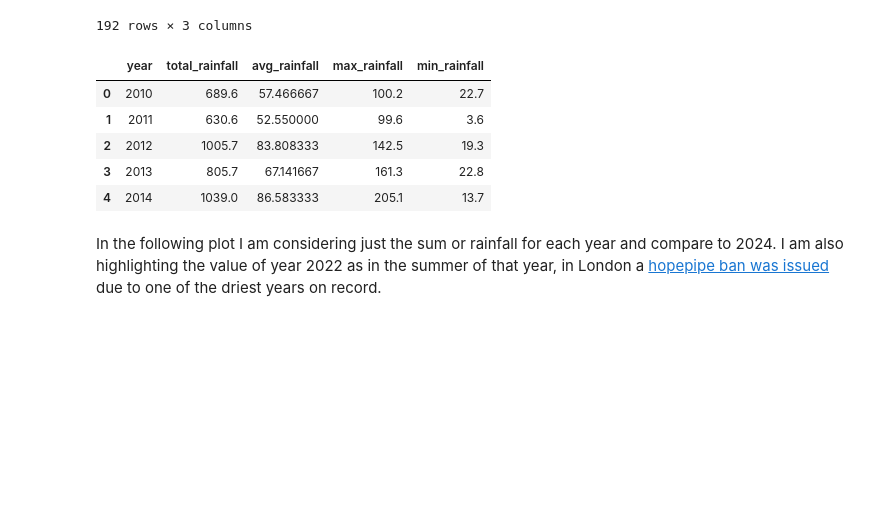
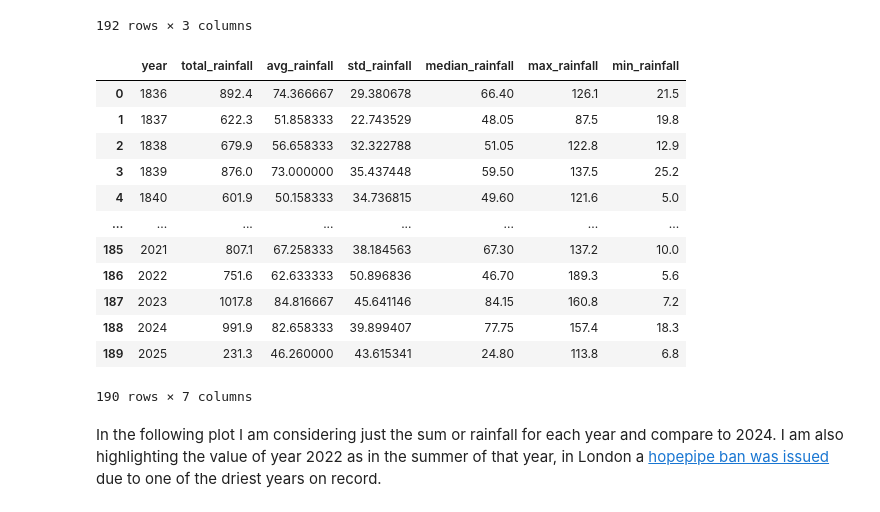
Before and after one commit to pacoraggio/London-Rainfall, a Jupyter notebook: data_source_analysis.ipynb, the cells around one changed output. Drawn from its saved outputs; the diff is of its cells as text; code cells hidden in the pictures; blank space fills up the shorter version.

```diff
--- a/data_source_analysis.ipynb
+++ b/data_source_analysis.ipynb
@@ -107,24 +107,33 @@ rainfall_se_data
 | 2279 | 2025 | dec | NaN |
 192 rows × 3 columns
 # %%
-rainfall_se_2010_2024 = (rainfall_se_data[rainfall_se_data['year'] < 2025]
+rainfall_se = (data_melt
  .groupby('year')
  .agg(
     total_rainfall=('rainfall', 'sum'),
     avg_rainfall=('rainfall', 'mean'),
+    std_rainfall=('rainfall', 'std'),
+    median_rainfall = ('rainfall', 'median'),
     max_rainfall=('rainfall', 'max'),
     min_rainfall=('rainfall', 'min')
   )
  ).reset_index()
 # %%
-rainfall_se_2010_2024.head()
+rainfall_se
 # %% [output]
-|  | year | total_rainfall | avg_rainfall | max_rainfall | min_rainfall |
-| 0 | 2010 | 689.6 | 57.466667 | 100.2 | 22.7 |
-| 1 | 2011 | 630.6 | 52.550000 | 99.6 | 3.6 |
-| 2 | 2012 | 1005.7 | 83.808333 | 142.5 | 19.3 |
-| 3 | 2013 | 805.7 | 67.141667 | 161.3 | 22.8 |
-| 4 | 2014 | 1039.0 | 86.583333 | 205.1 | 13.7 |
+|  | year | total_rainfall | avg_rainfall | std_rainfall | median_rainfall | max_rainfall | min_rainfall |
+| 0 | 1836 | 892.4 | 74.366667 | 29.380678 | 66.40 | 126.1 | 21.5 |
+| 1 | 1837 | 622.3 | 51.858333 | 22.743529 | 48.05 | 87.5 | 19.8 |
+| 2 | 1838 | 679.9 | 56.658333 | 32.322788 | 51.05 | 122.8 | 12.9 |
+| 3 | 1839 | 876.0 | 73.000000 | 35.437448 | 59.50 | 137.5 | 25.2 |
+| 4 | 1840 | 601.9 | 50.158333 | 34.736815 | 49.60 | 121.6 | 5.0 |
+| ... | ... | ... | ... | ... | ... | ... | ... |
+| 185 | 2021 | 807.1 | 67.258333 | 38.184563 | 67.30 | 137.2 | 10.0 |
+| 186 | 2022 | 751.6 | 62.633333 | 50.896836 | 46.70 | 189.3 | 5.6 |
+| 187 | 2023 | 1017.8 | 84.816667 | 45.641146 | 84.15 | 160.8 | 7.2 |
+| 188 | 2024 | 991.9 | 82.658333 | 39.899407 | 77.75 | 157.4 | 18.3 |
+| 189 | 2025 | 231.3 | 46.260000 | 43.615341 | 24.80 | 113.8 | 6.8 |
+190 rows × 7 columns
 # %% [markdown]
 In the following plot I am considering just the sum or rainfall for each year and compare to 2024. I am also highlighting the value of year 2022 as in the summer of that year, in London a [hopepipe ban was issued](https://www.thameswater.co.uk/news/thames-water-lifts-hosepipe-ban) due to one of the driest years on record.
 # %%
```
Also changed, not shown: parts of 28 cells of this notebook, 3 other files.
